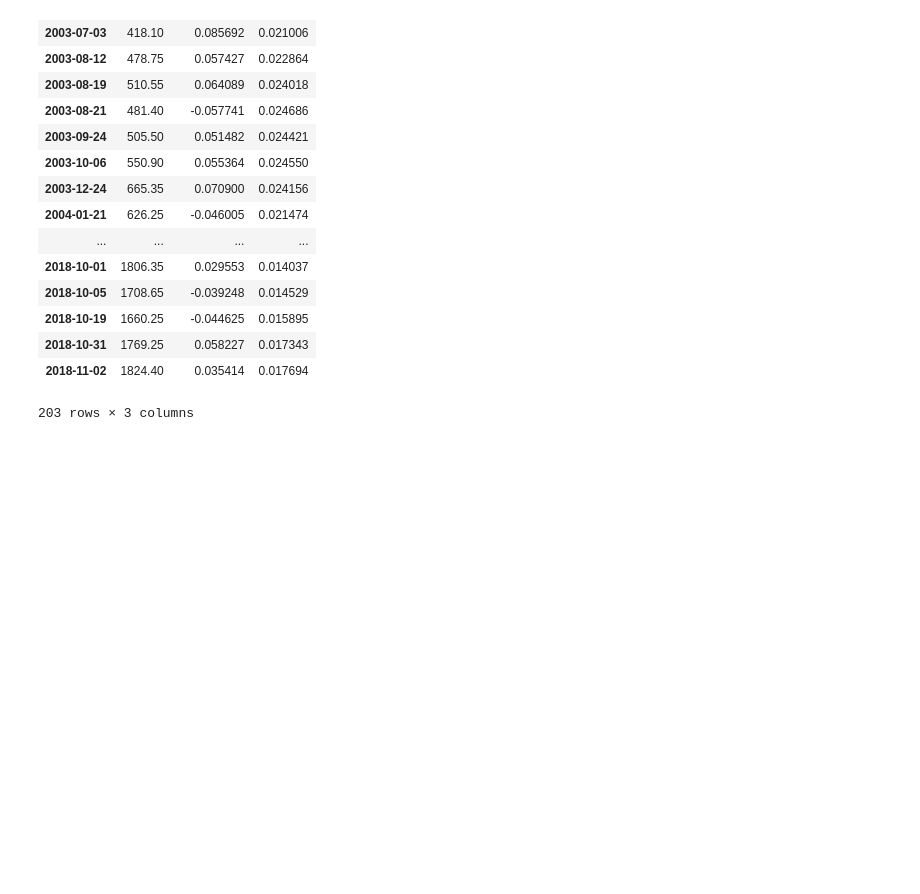
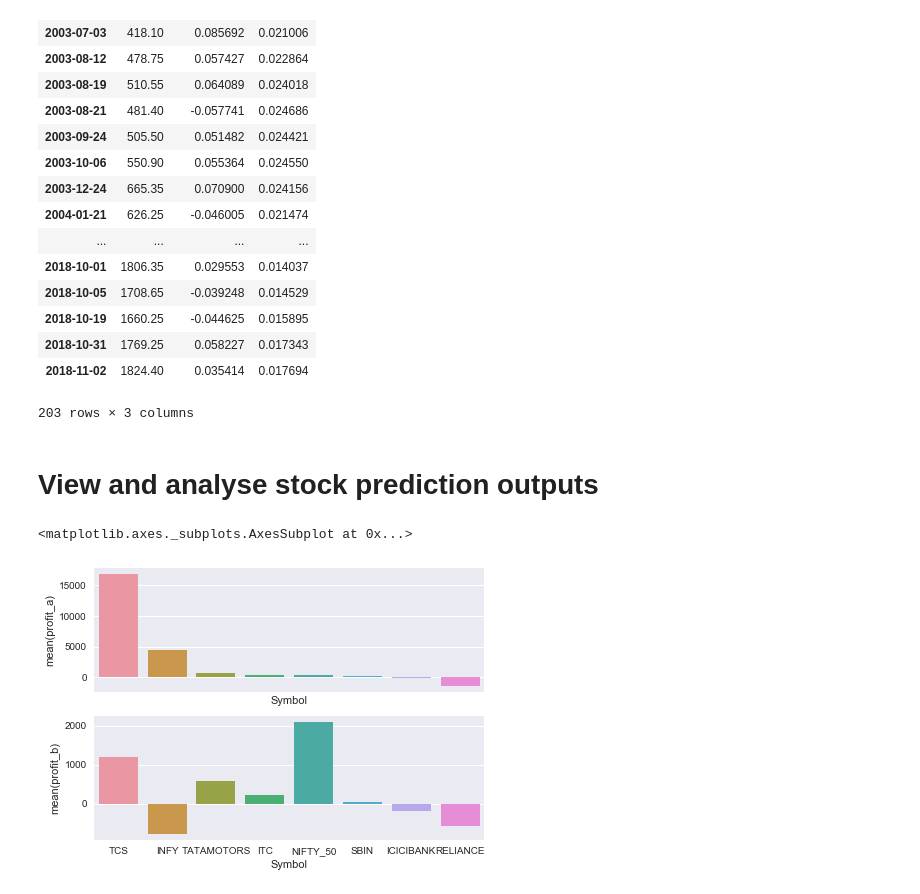
Before and after one commit to tildekarthik/stock_analysis, a Jupyter notebook: code/stock_data_visualization.ipynb, the cells around one changed output. Saved outputs shown, nothing was run; the diff lists cells and outputs as text; code cells hidden in the pictures; blank space fills up the shorter version.

```diff
--- a/code/stock_data_visualization.ipynb
+++ b/code/stock_data_visualization.ipynb
@@ -110,3 +110,22 @@ df.iloc[-100:,:]['pct_change'].plot()
 df.iloc[-100:,:]['Close'].plot()
 # %%
 df.tail()
+# %% [markdown]
+# View and analyse stock prediction outputs
+# %%
+df = pd.read_csv('stocks10.csv')
+# %%
+sum_by = 'correct'
+sum_by = 'profit'
+a = df.groupby("Symbol").sum().sort_values(by=sum_by,ascending=False)
+b = df[df['Date']>'2019-01-01'].groupby("Symbol").sum().sort_values(by=sum_by,ascending=False)
+# %%
+c = a.loc[:,[sum_by]].join(b.loc[:,[sum_by]],lsuffix='_a',rsuffix='_b')
+# %%
+# Set up the matplotlib figure
+f, (ax1, ax2) = plt.subplots(2, 1, figsize=(7, 5), sharex=True)
+sns.barplot(y=sum_by+'_a',data=c,x=c.index,ax=ax1)
+sns.barplot(y=sum_by+'_b',data=c,x=c.index,ax=ax2)
+# %% [output]
+<matplotlib.axes._subplots.AxesSubplot at 0x...>
+[figure, added]
```
Also changed, not shown: parts of 1 cell of this notebook, 4 other files.
